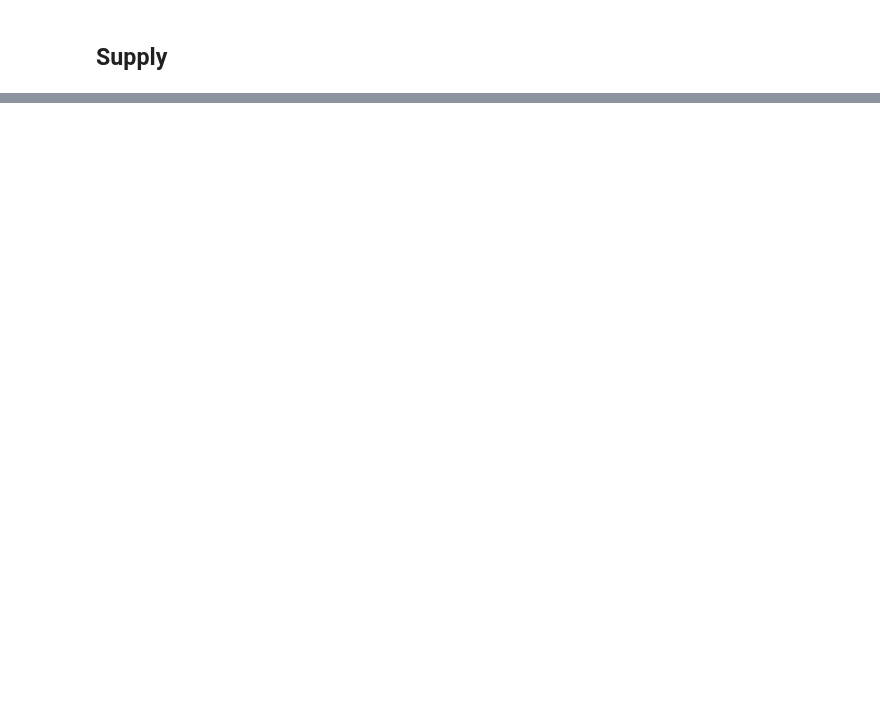
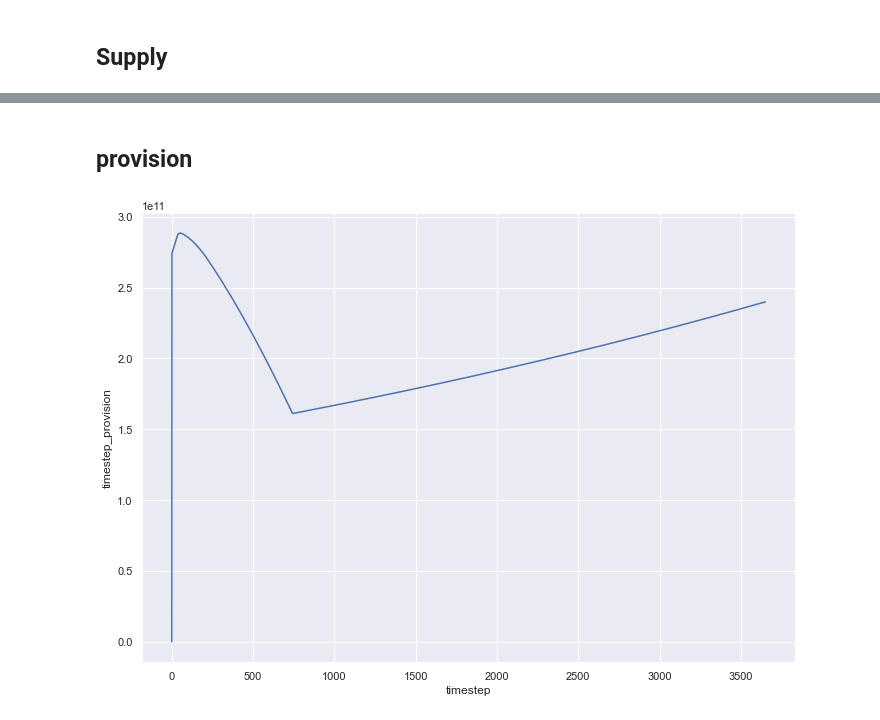
Before and after one commit to cybercongress/cybernomics, a Jupyter notebook: bostrom_simulation/simulation.ipynb, the cells around one changed output, grey strips where cells are left out. Cells and saved outputs as stored; diff of their text form; code cells hidden in the pictures; blank space fills up the shorter version.

```diff
--- a/bostrom_simulation/simulation.ipynb
+++ b/bostrom_simulation/simulation.ipynb
@@ -150,0 +209,6 @@ scatter_plot(plot_df, 'boot_supply', render='sns')
+# %% [markdown]
+## provision
+# %%
+linear_plot(plot_df, 'timestep_provision', render='sns')
+# %% [output]
+[figure, added]
```
Also changed, not shown: parts of 44 cells of this notebook, 5 other files.
